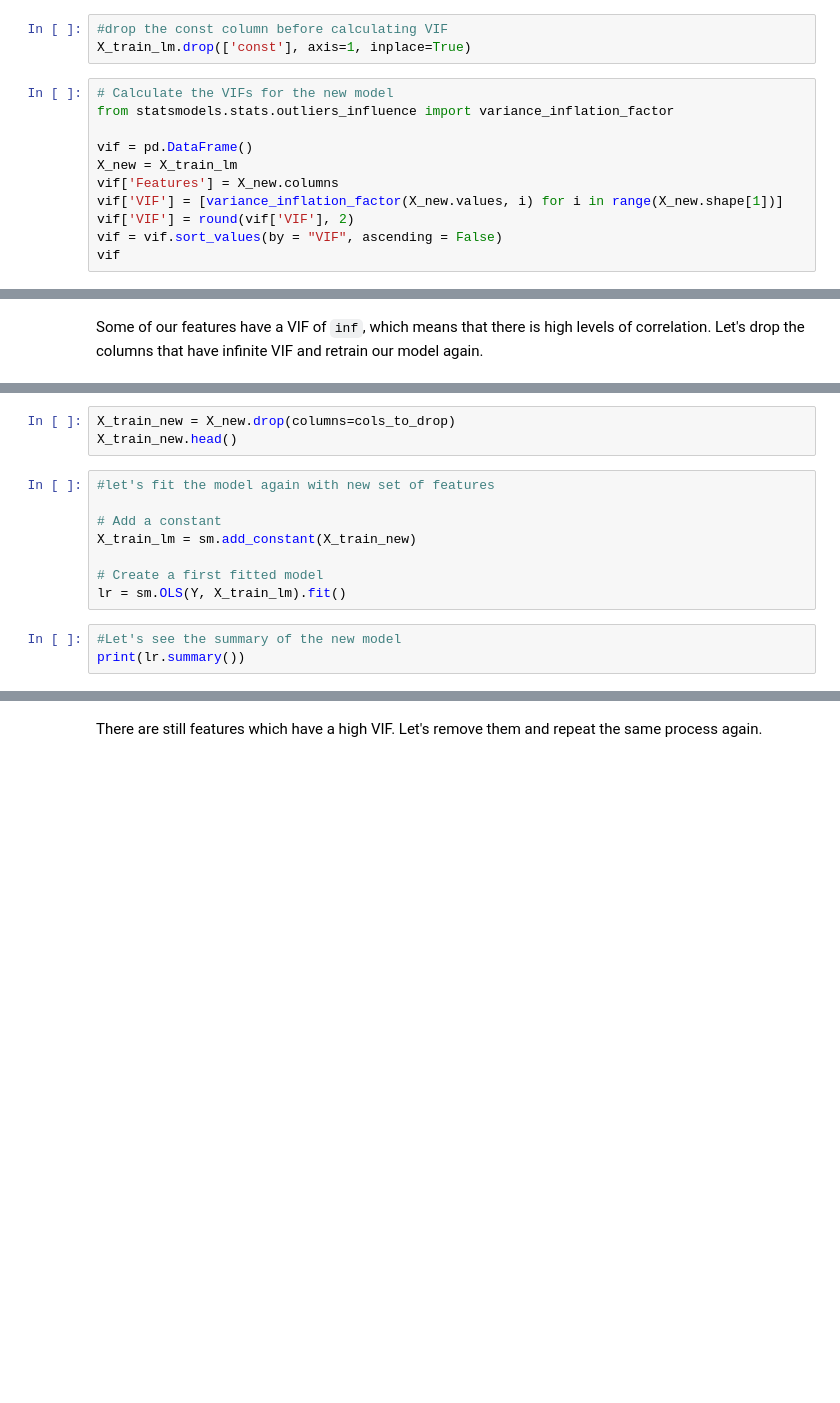
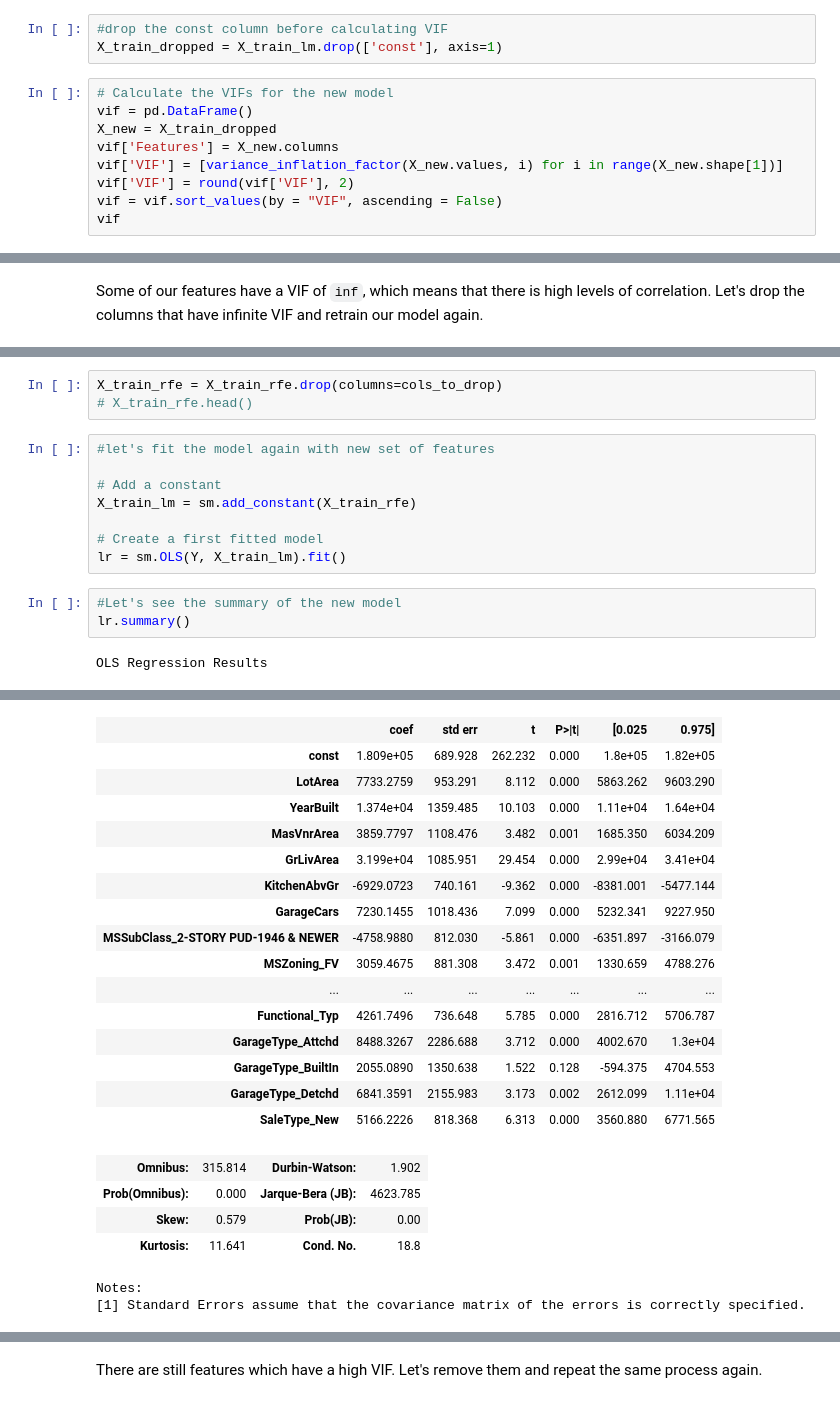
Before and after one commit to badribnarayanan/iiit-pgdml, a Jupyter notebook: AdvancedRegression/advancedregression.ipynb, the cells around one changed output, grey strips where cells are left out. Cells and saved outputs as stored; diff of their text form; blank space fills up the shorter version.

```diff
--- a/AdvancedRegression/advancedregression.ipynb
+++ b/AdvancedRegression/advancedregression.ipynb
@@ -422,12 +754,10 @@ print(lr.summary())
 # %%
 #drop the const column before calculating VIF
-X_train_lm.drop(['const'], axis=1, inplace=True)
+X_train_dropped = X_train_lm.drop(['const'], axis=1)
 # %%
 # Calculate the VIFs for the new model
-from statsmodels.stats.outliers_influence import variance_inflation_factor
-
 vif = pd.DataFrame()
-X_new = X_train_lm
+X_new = X_train_dropped
 vif['Features'] = X_new.columns
 vif['VIF'] = [variance_inflation_factor(X_new.values, i) for i in range(X_new.shape[1])]
 vif['VIF'] = round(vif['VIF'], 2)
@@ -443,14 +791,16 @@ cols_to_drop
 # %%
-X_train_new = X_new.drop(columns=cols_to_drop)
-X_train_new.head()
+X_train_rfe = X_train_rfe.drop(columns=cols_to_drop)
+# X_train_rfe.head()
 # %%
 #let's fit the model again with new set of features
 
 # Add a constant
-X_train_lm = sm.add_constant(X_train_new)
+X_train_lm = sm.add_constant(X_train_rfe)
 
 # Create a first fitted model
 lr = sm.OLS(Y, X_train_lm).fit()
 # %%
 #Let's see the summary of the new model
-print(lr.summary())
+lr.summary()
+# %% [output]
+OLS Regression Results
@@ -457,2 +816,24 @@ print(lr.summary())
+|  | coef | std err | t | P>|t| | [0.025 | 0.975] |
+| const | 1.809e+05 | 689.928 | 262.232 | 0.000 | 1.8e+05 | 1.82e+05 |
+| LotArea | 7733.2759 | 953.291 | 8.112 | 0.000 | 5863.262 | 9603.290 |
+| YearBuilt | 1.374e+04 | 1359.485 | 10.103 | 0.000 | 1.11e+04 | 1.64e+04 |
+| MasVnrArea | 3859.7797 | 1108.476 | 3.482 | 0.001 | 1685.350 | 6034.209 |
+| GrLivArea | 3.199e+04 | 1085.951 | 29.454 | 0.000 | 2.99e+04 | 3.41e+04 |
+| KitchenAbvGr | -6929.0723 | 740.161 | -9.362 | 0.000 | -8381.001 | -5477.144 |
+| GarageCars | 7230.1455 | 1018.436 | 7.099 | 0.000 | 5232.341 | 9227.950 |
+| MSSubClass_2-STORY PUD-1946 & NEWER | -4758.9880 | 812.030 | -5.861 | 0.000 | -6351.897 | -3166.079 |
+| MSZoning_FV | 3059.4675 | 881.308 | 3.472 | 0.001 | 1330.659 | 4788.276 |
+| ... | ... | ... | ... | ... | ... | ... |
+| Functional_Typ | 4261.7496 | 736.648 | 5.785 | 0.000 | 2816.712 | 5706.787 |
+| GarageType_Attchd | 8488.3267 | 2286.688 | 3.712 | 0.000 | 4002.670 | 1.3e+04 |
+| GarageType_BuiltIn | 2055.0890 | 1350.638 | 1.522 | 0.128 | -594.375 | 4704.553 |
+| GarageType_Detchd | 6841.3591 | 2155.983 | 3.173 | 0.002 | 2612.099 | 1.11e+04 |
+| SaleType_New | 5166.2226 | 818.368 | 6.313 | 0.000 | 3560.880 | 6771.565 |
+| Omnibus: | 315.814 | Durbin-Watson: | 1.902 |
+| Prob(Omnibus): | 0.000 | Jarque-Bera (JB): | 4623.785 |
+| Skew: | 0.579 | Prob(JB): | 0.00 |
+| Kurtosis: | 11.641 | Cond. No. | 18.8 |
+Notes:
+[1] Standard Errors assume that the covariance matrix of the errors is correctly specified.
 # %%
 #drop the const column before calculating VIF
```
Also changed, not shown: parts of 70 cells of this notebook, 1 other file.
